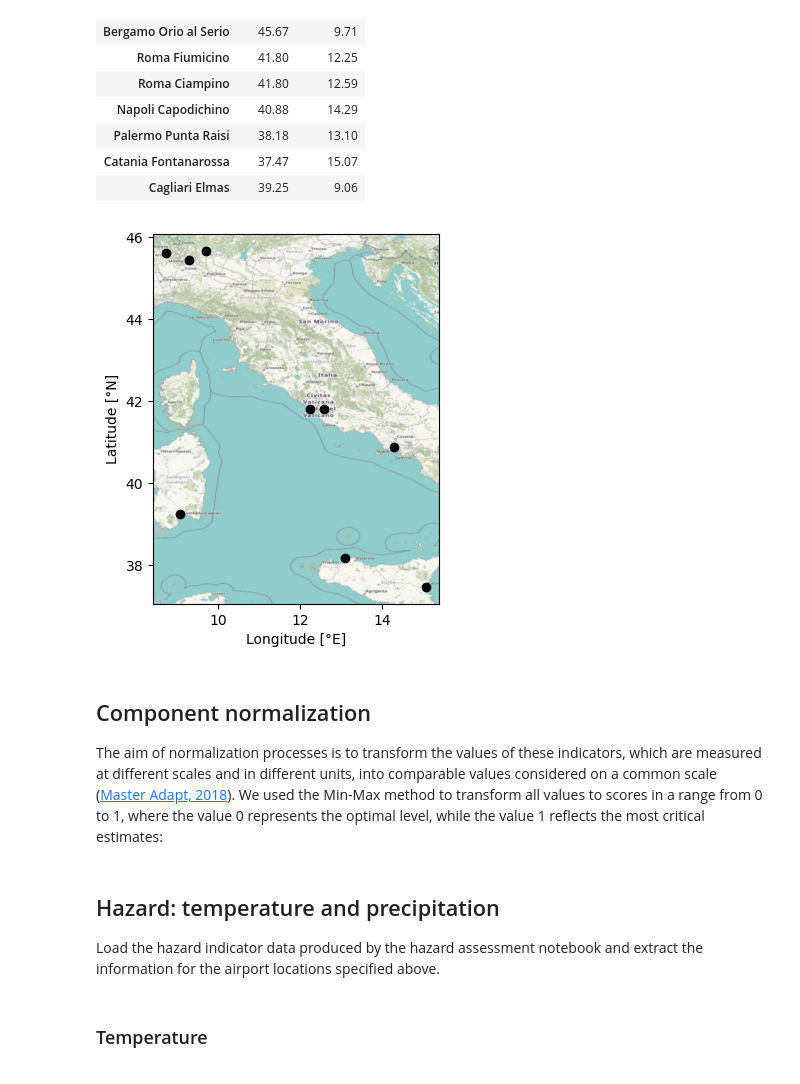
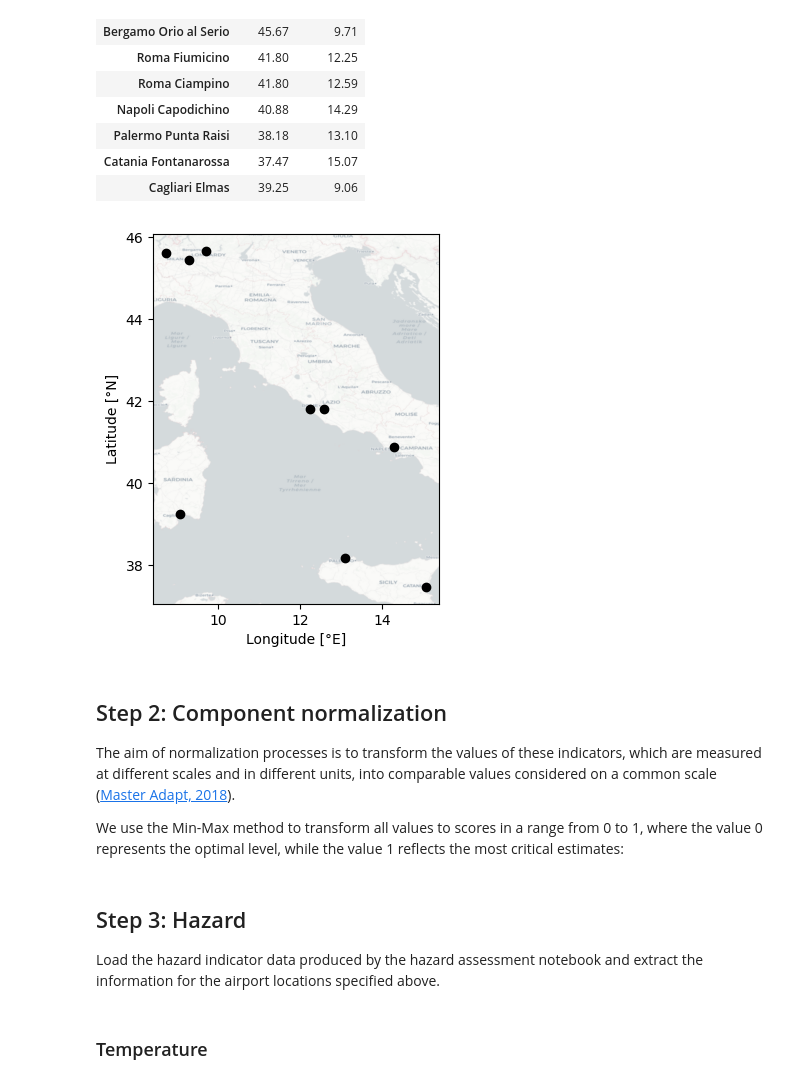
Before and after one commit to CLIMAAX/MULTI, a Jupyter notebook: 01_Infrastructure_heat_precipitation/Risk_assessment_airports.ipynb, the cells around one changed output. Drawn from its saved outputs; the diff is of its cells as text; code cells hidden in the pictures.

```diff
--- a/01_Infrastructure_heat_precipitation/Risk_assessment_airports.ipynb
+++ b/01_Infrastructure_heat_precipitation/Risk_assessment_airports.ipynb
@@ -80,21 +74,22 @@ coords
 # %%
 fig, ax = plt.subplots(1, 1)
 ax.scatter(coords.longitude, coords.latitude, color="k")
 ax.set_xlabel("Longitude [°E]")
 ax.set_ylabel("Latitude [°N]")
-contextily.add_basemap(ax, crs="EPSG:4326", attribution=False)
+ctx.add_basemap(ax, crs="EPSG:4326", source=ctx.providers.CartoDB.Positron, attribution=False)
 # %% [output]
-[figure, old version]
+[figure, new version]
 # %% [markdown]
-## Component normalization
+## Step 2: Component normalization
 
 The aim of normalization processes is to transform the values of these indicators, which are measured at different scales and in different units, into comparable values considered on a common scale ([Master Adapt, 2018](https://masteradapt.eu/wordpress/wp-content/uploads/2018/03/MA-linee-guida-A1-1.pdf)).
-We used the Min-Max method to transform all values to scores in a range from 0 to 1, where the value 0 represents the optimal level, while the value 1 reflects the most critical estimates:
+
+We use the Min-Max method to transform all values to scores in a range from 0 to 1, where the value 0 represents the optimal level, while the value 1 reflects the most critical estimates:
 # %%
 def normalize_columns(df):
     return (df - df.min()) / (df.max() - df.min())
 # %% [markdown]
-## Hazard: temperature and precipitation
+## Step 3: Hazard
 
 Load the hazard indicator data produced by the hazard assessment notebook and extract the information for the airport locations specified above.
 # %%
```
Also changed, not shown: parts of 15 cells of this notebook, 2 other files.
